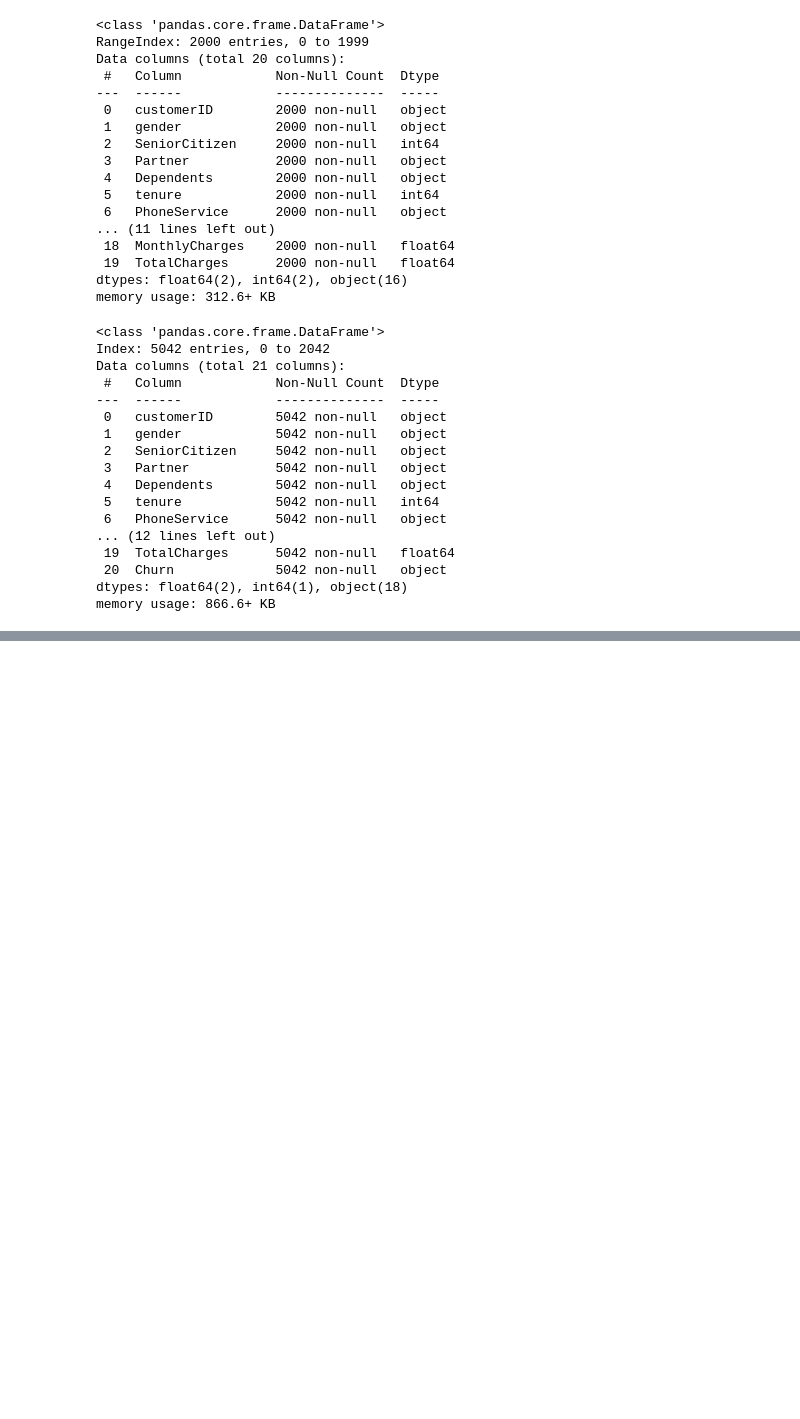
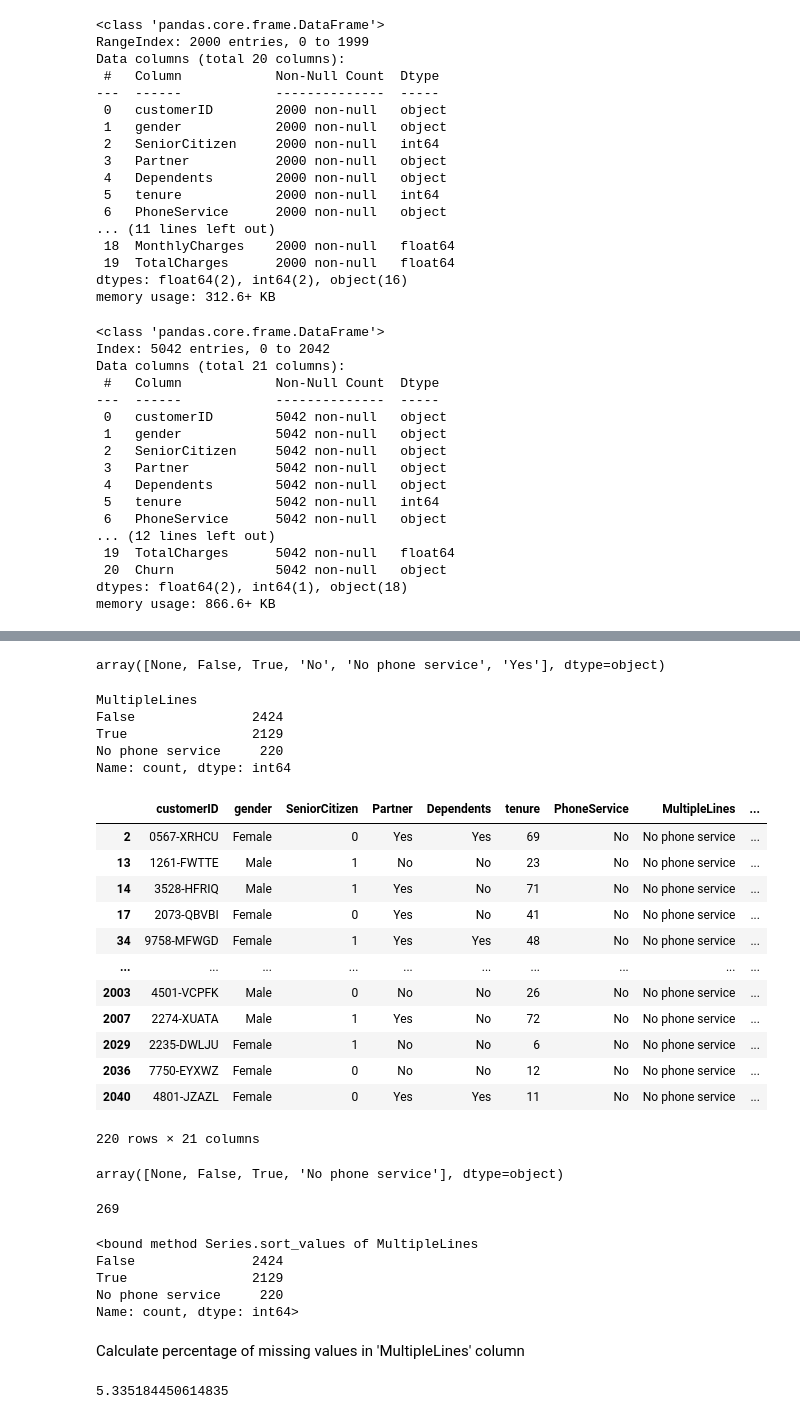
Before and after one commit to sethsot/Telco-Churn, a Jupyter notebook: draft.ipynb, the cells around one changed output, grey strips where cells are left out. Cells and saved outputs as stored; diff of their text form; code cells hidden in the pictures; blank space fills up the shorter version.

```diff
--- a/draft.ipynb
+++ b/draft.ipynb
@@ -105,0 +798,4 @@ df.to_csv('aba.csv')
+# %%
+# Drop rows with any missing values in the Churn column
+data1.dropna(subset='Churn', inplace=True)
+data1['Churn'].isnull().sum()
@@ -105,0 +808,4 @@ df.to_csv('aba.csv')
+# %%
+data1['Churn'].replace(True, 'Yes', inplace=True)
+data1['Churn'].replace(False, 'No', inplace=True)
+data1['Churn'].unique()
@@ -105,0 +861,6 @@ df.to_csv('aba.csv')
+# %%
+#combine data1 and data2 since they are the train dataset
+#covert to csv file and store as 'train.csv'
+
+df=pd.concat([data1,data2])
+df.to_csv('train.csv', index=False)
@@ -541,0 +1358,63 @@ memory usage: 866.6+ KB
+# %%
+df['MultipleLines'].unique()
+# %% [output]
+array([None, False, True, 'No', 'No phone service', 'Yes'], dtype=object)
+# %%
+#Replace 'Yes' or 'No' with True or False
+
+df['MultipleLines'].replace('Yes', True, inplace=True)
+df['MultipleLines'].replace('No', False, inplace=True)
+# %%
+df['MultipleLines'].value_counts()
+# %% [output]
+MultipleLines
+False               2424
+True                2129
+No phone service     220
+Name: count, dtype: int64
+# %%
+df[df['MultipleLines']=='No phone service']
+# %% [output]
+|  | customerID | gender | SeniorCitizen | Partner | Dependents | tenure | PhoneService | MultipleLines | ... |
+| 2 | 0567-XRHCU | Female | 0 | Yes | Yes | 69 | No | No phone service | ... |
+| 13 | 1261-FWTTE | Male | 1 | No | No | 23 | No | No phone service | ... |
+| 14 | 3528-HFRIQ | Male | 1 | Yes | No | 71 | No | No phone service | ... |
+| 17 | 2073-QBVBI | Female | 0 | Yes | No | 41 | No | No phone service | ... |
+| 34 | 9758-MFWGD | Female | 1 | Yes | Yes | 48 | No | No phone service | ... |
+| ... | ... | ... | ... | ... | ... | ... | ... | ... | ... |
+| 2003 | 4501-VCPFK | Male | 0 | No | No | 26 | No | No phone service | ... |
+| 2007 | 2274-XUATA | Male | 1 | Yes | No | 72 | No | No phone service | ... |
+| 2029 | 2235-DWLJU | Female | 1 | No | No | 6 | No | No phone service | ... |
+| 2036 | 7750-EYXWZ | Female | 0 | No | No | 12 | No | No phone service | ... |
+| 2040 | 4801-JZAZL | Female | 0 | Yes | Yes | 11 | No | No phone service | ... |
+220 rows × 21 columns
+# %%
+df['MultipleLines'].unique()
+# %% [output]
+array([None, False, True, 'No phone service'], dtype=object)
+# %%
+df['MultipleLines'].isnull().sum()
+# %% [output]
+269
+# %%
+df['MultipleLines'].value_counts().sort_values
+# %% [output]
+<bound method Series.sort_values of MultipleLines
+False               2424
+True                2129
+No phone service     220
+Name: count, dtype: int64>
+# %% [markdown]
+Calculate percentage of missing values in 'MultipleLines' column
+# %%
+# Calculate the total number of rows in the column
+total_rows = len(df)
+
+# Calculate the number of missing values in the column
+missing_values_count = df['MultipleLines'].isnull().sum()
+
+# Calculate the percentage of missing values in the column
+percentage_missing = (missing_values_count / total_rows) * 100
+percentage_missing
+# %% [output]
+5.335184450614835
```
Also changed, not shown: parts of 137 cells of this notebook, 5 other files.
